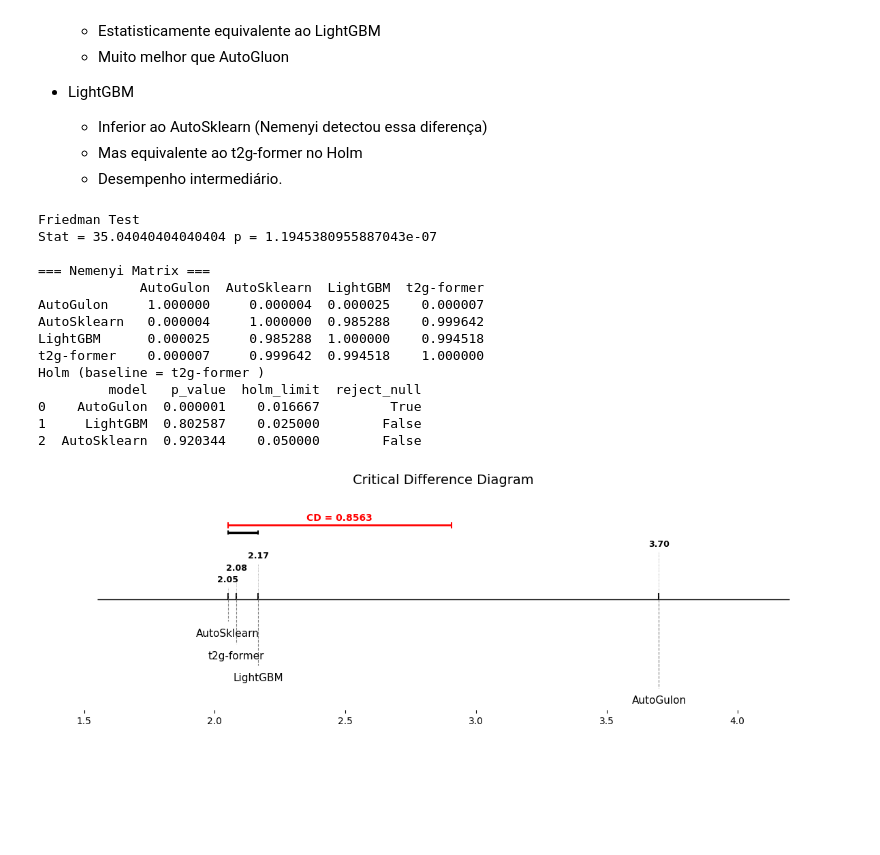
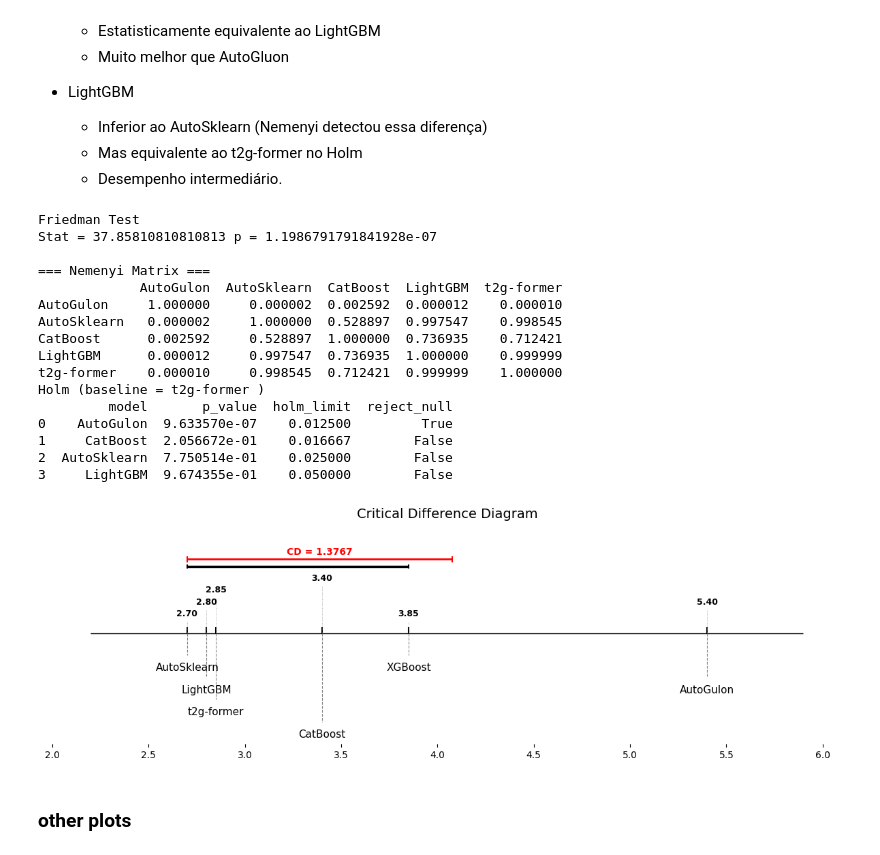
Before and after one commit to PaulaPerazzo/prj-am-t2g-former, a Jupyter notebook: statistic_analysis/notebook.ipynb, the cells around one changed output. Saved outputs shown, nothing was run; the diff lists cells and outputs as text; code cells hidden in the pictures; blank space fills up the shorter version.

```diff
--- a/statistic_analysis/notebook.ipynb
+++ b/statistic_analysis/notebook.ipynb
@@ -149,7 +157,7 @@ Interpretação dos resultados:
 # %%
 # 4. NEMENYI POST-HOC
 
-q_alpha = 2.569   # para k=4 e alfa=0.05 (Tabela 5a)
+q_alpha = 2.850   # para k=4 e alfa=0.05 (Tabela 5a)
 CD = q_alpha * sqrt(k*(k+1)/(6*30))
 
 print("Nemenyi Critical Difference")
@@ -594,13 +657,15 @@ def plot_cd_diagram_adjusted(avg_ranks, cd, title="Critical Difference Diagram")
     plt.show()
 
 avg_ranks = {
-    "AutoSklearn": 1.416667,
-    "t2g-former": 1.966667,
-    "LightGBM": 2.700000,
-    "AutoGulon": 3.916667
+    "AutoSklearn": 2.616667,
+    "t2g-former":  3.450000,
+    "LightGBM": 4.533333,
+    "AutoGulon":  5.916667,
+    "CatBoost": 1.683333,
+    "XGBoost": 2.800000
 }
 
-cd = 0.856333
+cd = 1.376
 
 plot_cd_diagram_adjusted(avg_ranks, cd)
 # %% [output]
@@ -807,7 +924,7 @@ Interpretação dos resultados:
 # %%
 # 4. NEMENYI POST-HOC
 
-q_alpha = 2.569   # para k=4 e alfa=0.05 (Tabela 5a)
+q_alpha = 2.850   # para k=4 e alfa=0.05 (Tabela 5a)
 CD = q_alpha * sqrt(k*(k+1)/(6*30))
 
 print("Nemenyi Critical Difference")
@@ -963,19 +1084,21 @@ print("Holm (baseline =", baseline, ")")
 print(holm_df)
 # %% [output]
 Friedman Test
-Stat = 35.04040404040404 p = 1.1945380955887043e-07
+Stat = 37.85810810810813 p = 1.1986791791841928e-07
 
 === Nemenyi Matrix ===
-             AutoGulon  AutoSklearn  LightGBM  t2g-former
-AutoGulon     1.000000     0.000004  0.000025    0.000007
-AutoSklearn   0.000004     1.000000  0.985288    0.999642
-LightGBM      0.000025     0.985288  1.000000    0.994518
-t2g-former    0.000007     0.999642  0.994518    1.000000
+             AutoGulon  AutoSklearn  CatBoost  LightGBM  t2g-former
+AutoGulon     1.000000     0.000002  0.002592  0.000012    0.000010
+AutoSklearn   0.000002     1.000000  0.528897  0.997547    0.998545
+CatBoost      0.002592     0.528897  1.000000  0.736935    0.712421
+LightGBM      0.000012     0.997547  0.736935  1.000000    0.999999
+t2g-former    0.000010     0.998545  0.712421  0.999999    1.000000
 Holm (baseline = t2g-former )
-         model   p_value  holm_limit  reject_null
-0    AutoGulon  0.000001    0.016667         True
-1     LightGBM  0.802587    0.025000        False
-2  AutoSklearn  0.920344    0.050000        False
+         model       p_value  holm_limit  reject_null
+0    AutoGulon  9.633570e-07    0.012500         True
+1     CatBoost  2.056672e-01    0.016667        False
+2  AutoSklearn  7.750514e-01    0.025000        False
+3     LightGBM  9.674355e-01    0.050000        False
 # %%
 def plot_cd_diagram_robust(avg_ranks, cd, title="Critical Difference Diagram"):
     sorted_ranks = sorted(avg_ranks.items(), key=lambda x: x[1])
@@ -1059,36 +1182,41 @@ def plot_cd_diagram_robust(avg_ranks, cd, title="Critical Difference Diagram"):
                         collision = True
                         break
 
             if not collision:
                 break
 
             level += 1
 
         occupied_levels.append((left_val, right_val, level))
 
         y_pos = base_group_y + level * step_y
         ax.hlines(y_pos, left_val, right_val, color="black", linewidth=2.5)
         ax.vlines(left_val, y_pos - 0.015, y_pos + 0.015, color="black")
         ax.vlines(right_val, y_pos - 0.015, y_pos + 0.015, color="black")
 
     ax.set_yticks([])
     ax.spines['top'].set_visible(False)
     ax.spines['right'].set_visible(False)
     ax.spines['left'].set_visible(False)
     ax.spines['bottom'].set_visible(False)
     ax.set_title(title, fontsize=14, pad=20)
 
     plt.tight_layout()
     plt.show()
 
 avg_ranks = {
-    "AutoSklearn": 2.050000,
-    "t2g-former": 2.083333,
-    "LightGBM": 2.166667,
-    "AutoGulon": 3.700000
+    "AutoSklearn": 2.70,
+    "t2g-former": 2.85,
+    "LightGBM": 2.80,
+    "AutoGulon": 5.40,
+    "CatBoost": 3.40,
+    "XGBoost": 3.85
 }
 
-cd = 0.8563
+cd = 1.3767
+
 plot_cd_diagram_robust(avg_ranks, cd)
 # %% [output]
-[figure, old version]
+[figure, new version]
+# %% [markdown]
+### other plots
```
Also changed, not shown: parts of 72 cells of this notebook, 4 other files.
